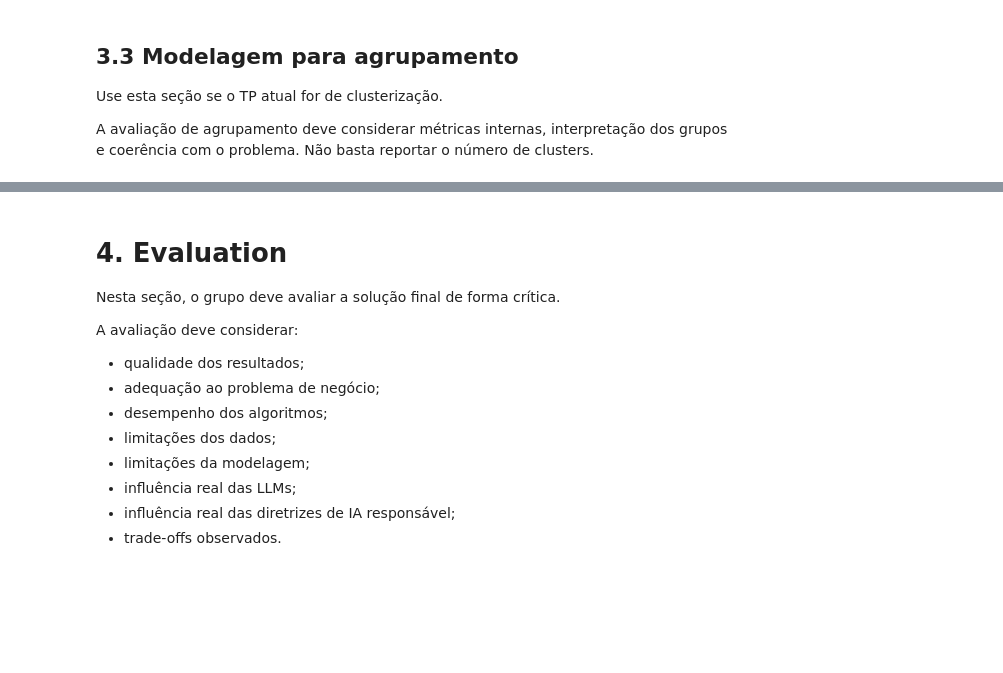
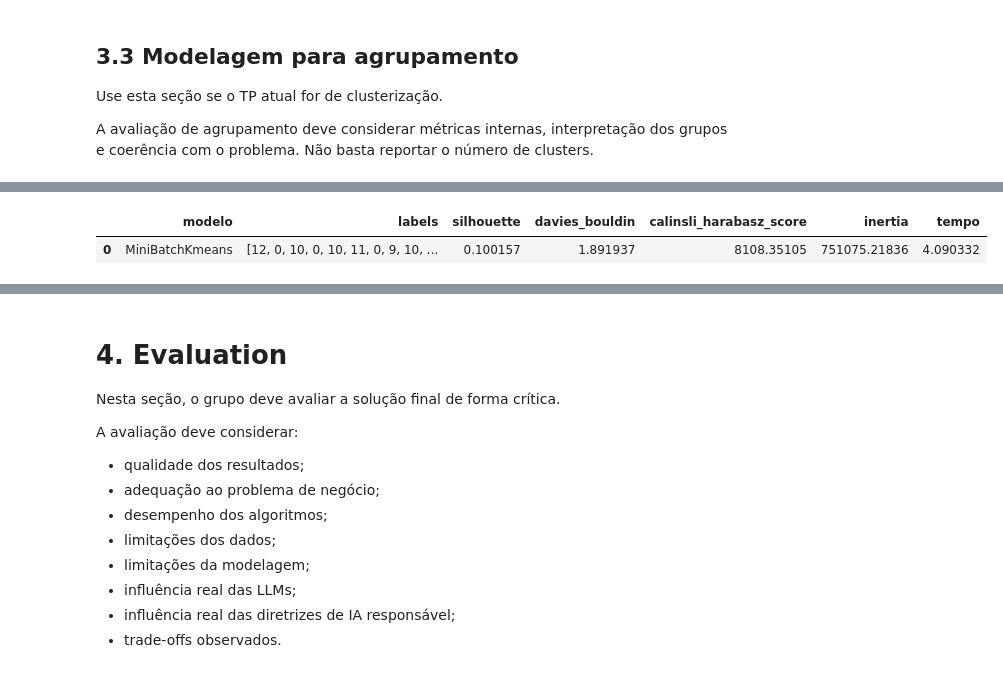
Before and after one commit to jg2alv/tp1-md, a Jupyter notebook: tp2/Fase3/TP2_Fase3_Grupo13.ipynb, the cells around one changed output, grey strips where cells are left out. Cells and saved outputs as stored; diff of their text form; code cells hidden in the pictures; blank space fills up the shorter version.

```diff
--- a/tp2/Fase3/TP2_Fase3_Grupo13.ipynb
+++ b/tp2/Fase3/TP2_Fase3_Grupo13.ipynb
@@ -622,15 +650,17 @@ A avaliação de agrupamento deve considerar métricas internas, interpretação
 # Modelagem para agrupamento: K-Means e DBSCAN
 # Adapte os algoritmos conforme a proposta do grupo.
 
-
-def executar_agrupamento_basico(X: pd.DataFrame):
+def executar_minibatch_kmeans(X: pd.DataFrame, num_K:int=15, batch_size:int =1024):
     try:
         from sklearn.preprocessing import StandardScaler
-        from sklearn.cluster import KMeans, DBSCAN
-        from sklearn.metrics import silhouette_score, davies_bouldin_score
+        from sklearn.cluster import KMeans, DBSCAN, MiniBatchKMeans
+        from sklearn.decomposition import PCA
+        from sklearn.metrics import silhouette_score, davies_bouldin_score, calinski_harabasz_score
     except ImportError:
         print("scikit-learn não está instalado.")
-        return pd.DataFrame(), {}
+        raise Exception
+
+    start = time.perf_counter()
 
     scaler = StandardScaler()
     X_scaled = scaler.fit_transform(X)
@@ -638,56 +668,38 @@ def executar_agrupamento_basico(X: pd.DataFrame):
     resultados = []
     modelos = {}
 
-    # K-Means com alguns valores de k como exemplo.
-    for k in [2, 3, 4, 5]:
-        inicio = time.time()
-        modelo = KMeans(n_clusters=k, random_state=RANDOM_STATE, n_init=10)
-        labels = modelo.fit_predict(X_scaled)
-        tempo = time.time() - inicio
+    # redução de dimensionalidade com PCA
+    pca = PCA(n_components=0.90, random_state=42)
+    X_pca = pca.fit_transform(X_scaled)
 
-        if len(set(labels)) > 1:
-            sil = silhouette_score(X_scaled, labels)
-            db = davies_bouldin_score(X_scaled, labels)
-        else:
-            sil = np.nan
-            db = np.nan
+    modelo = MiniBatchKMeans(n_clusters=num_K, batch_size=batch_size, random_state=42)
+    labels = modelo.fit_predict(X_pca)
 
-        nome = f"KMeans_k{k}"
-        modelos[nome] = modelo
-        resultados.append({
-            "modelo": nome,
-            "n_clusters": len(set(labels)),
-            "silhouette": sil,
-            "davies_bouldin": db,
-            "tempo_segundos": tempo
-        })
+    nome = "MiniBatchKmeans"
+    modelos[nome] = modelo
 
-    # DBSCAN com parâmetros de exemplo.
-    inicio = time.time()
-    dbscan = DBSCAN(eps=0.5, min_samples=5)
-    labels = dbscan.fit_predict(X_scaled)
-    tempo = time.time() - inicio
+    end = time.perf_counter()
+    tempo = end - start
 
-    n_clusters = len(set(labels)) - (1 if -1 in labels else 0)
-    if n_clusters > 1:
-        sil = silhouette_score(X_scaled, labels)
-        db = davies_bouldin_score(X_scaled, labels)
-    else:
-        sil = np.nan
-        db = np.nan
-
-    modelos["DBSCAN"] = dbscan
     resultados.append({
-        "modelo": "DBSCAN",
-        "n_clusters": n_clusters,
-        "silhouette": sil,
-        "davies_bouldin": db,
-        "tempo_segundos": tempo
+        "modelo": nome,
+        "labels": labels,
+        "silhouette": silhouette_score(X_pca, labels),
+        "davies_bouldin": davies_bouldin_score(X_pca, labels),
+        "calinsli_harabasz_score": calinski_harabasz_score(X_pca, labels),
+        "inertia": modelo.inertia_,
+        "tempo": round(tempo, 6)
     })
 
     return pd.DataFrame(resultados), modelos
 
 # Exemplo de uso:
-# X, _ = preparar_matriz_modelagem(df_prep, target_column=None)
-# resultados_cluster, modelos_cluster = executar_agrupamento_basico(X)
-# display(resultados_cluster)
+def salvar_resultados(resultados: pd.DataFrame, caminho: str = os.path.join(OUTPUT_DIR, "resultados_spotify.csv")):
+    #with open(caminho, "w", encoding="utf-8") as f:
+    resultados.to_csv(caminho, index=False)
+    print(f"Experimentos salvos em: {caminho}")
+
+resultados_cluster, modelos_cluster = executar_minibatch_kmeans(df_prep)
+salvar_resultados(resultados_cluster)
+display(resultados_cluster)
+# %% [output]
@@ -693,0 +707,2 @@ def executar_agrupamento_basico(X: pd.DataFrame):
+|  | modelo | labels | silhouette | davies_bouldin | calinsli_harabasz_score | inertia | tempo |
+| 0 | MiniBatchKmeans | [12, 0, 10, 0, 10, 11, 0, 9, 10, ... | 0.100157 | 1.891937 | 8108.35105 | 751075.21836 | 4.090332 |
```
Also changed, not shown: parts of 8 cells of this notebook.
